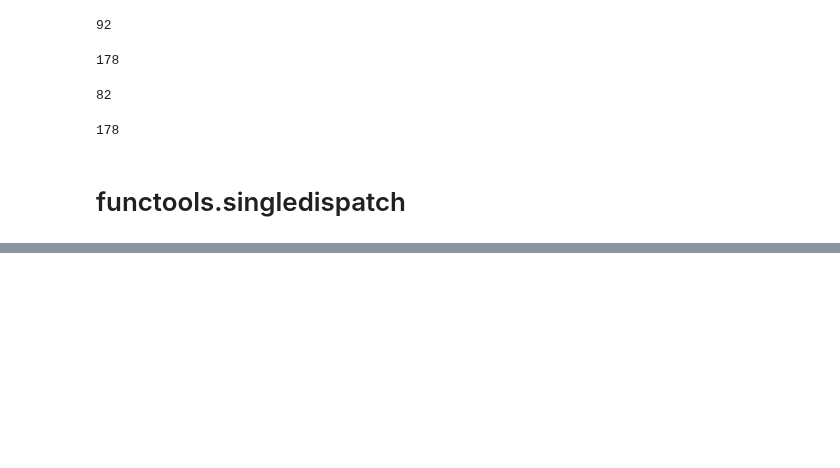
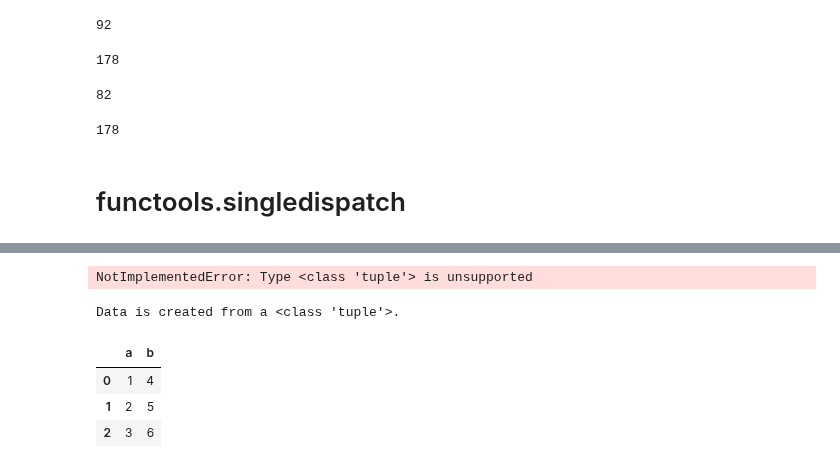
Before and after one commit to khuyentran1401/Data-science, a Jupyter notebook: python/functools example.ipynb, the cells around one changed output, grey strips where cells are left out. Cells and saved outputs as stored; diff of their text form; code cells hidden in the pictures; blank space fills up the shorter version.

```diff
--- a/python/functools example.ipynb
+++ b/python/functools example.ipynb
@@ -82,18 +105,18 @@ def process_list(data: list):
 from functools import singledispatch
 
 @singledispatch
-def process_data(data):
+def create_data(data):
     raise NotImplementedError(f"Type {type(data)} is unsupported")
 
+@create_data.register
+def create_data_from_dict(data: dict):
+    print(f"Data is created from a {type(data)}.")
+    return pd.DataFrame(data)
 
-@process_data.register
-def process_dict(data: dict):
-    print("Dict is processed")
-
-
-@process_data.register
-def process_list(data: list):
-    print("List is processed")
+@create_data.register
+def create_data_from_list(data: list):
+    print(f"Data is created from a {type(data)}.")
+    return pd.DataFrame(data, columns=["a", "b"])
 # %%
 data = {"a": [1, 2, 3], "b": [4, 5, 6]}
 
@@ -116,0 +139,29 @@ Created in <span style='font-weight:600;margin-left:4px;'>Deepnote</span></a>
+# %%
+data3 = ((1, 4), (2, 5), (3, 6))
+create_data(data3)
+# %% [output]
+NotImplementedError: Type <class 'tuple'> is unsupported
+# %%
+@singledispatch
+def create_data(data):
+    raise NotImplementedError(f"Type {type(data)} is unsupported")
+
+@create_data.register(dict)
+def create_data_from_dict(data):
+    print(f"Data is created from a {type(data)}.")
+    return pd.DataFrame(data)
+
+@create_data.register(list)
+@create_data.register(tuple)
+def create_data_from_list(data):
+    print(f"Data is created from a {type(data)}.")
+    return pd.DataFrame(data, columns=["a", "b"])
+# %%
+data3 = ((1, 4), (2, 5), (3, 6))
+create_data(data3)
+# %% [output]
+Data is created from a <class 'tuple'>.
+|  | a | b |
+| 0 | 1 | 4 |
+| 1 | 2 | 5 |
+| 2 | 3 | 6 |
```
Also changed, not shown: parts of 8 cells of this notebook, 3 other files.
